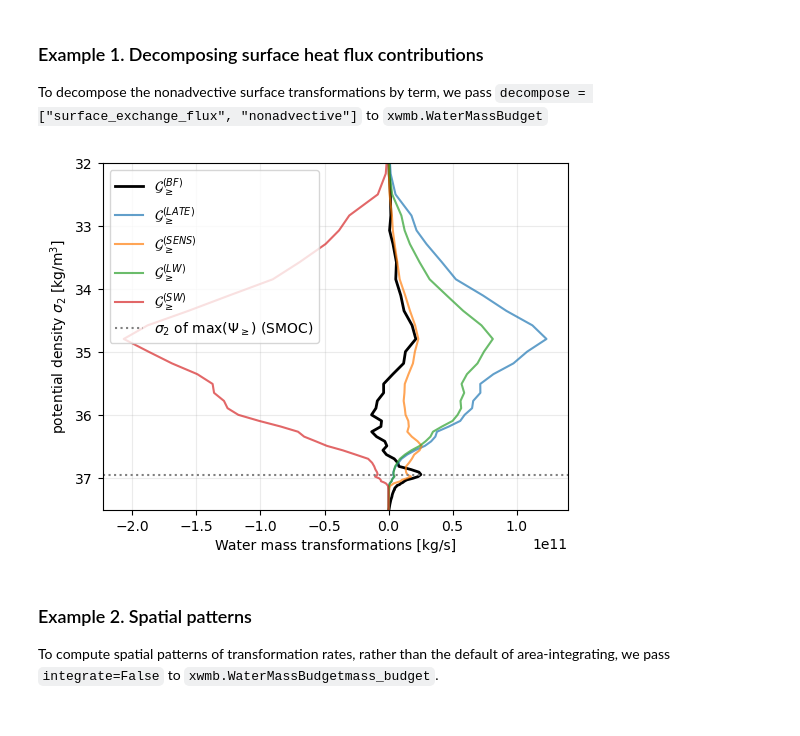
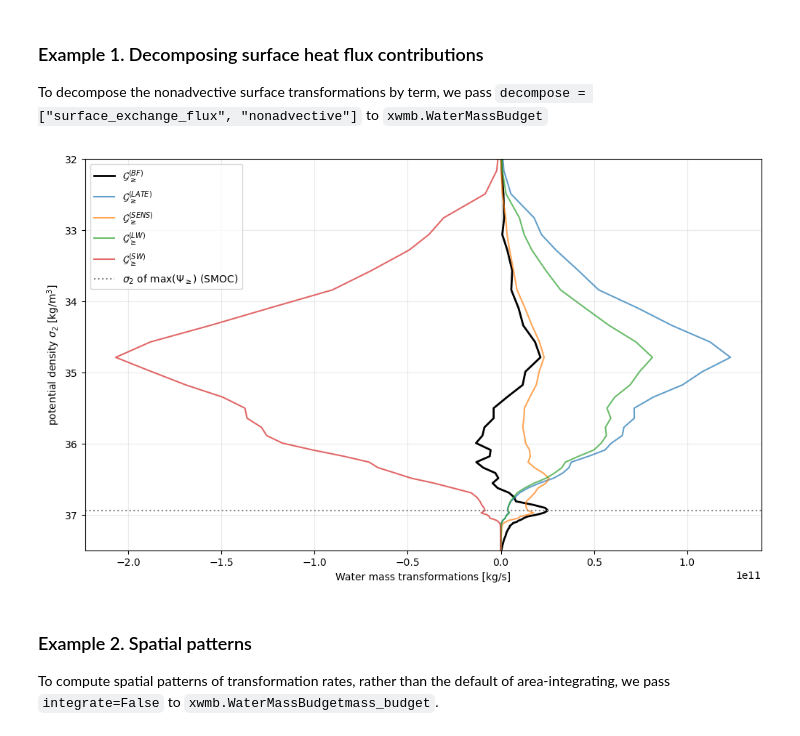
Before and after one commit to hdrake/xwmb_examples, a Jupyter notebook: examples/MOM6_global.ipynb, the cells around one changed output. Saved outputs shown, nothing was run; the diff lists cells and outputs as text; code cells hidden in the pictures.

```diff
--- a/examples/MOM6_global.ipynb
+++ b/examples/MOM6_global.ipynb
@@ -319,34 +318,34 @@ with warnings.catch_warnings():
     wmt = wmb.wmt.squeeze()
     wmt.load()
 # %%
-plt.figure(figsize=(6,4.5))
+plt.figure(figsize=(12,7))
 
 kwargs = {"alpha":0.7, "lw":1.5}
 
 plt.plot( wmt.boundary_fluxes,              wmt.sigma2_l_target, label=r"$\mathcal{G}^{(BF)}_{\geq}$", color="k", lw=2)
 
 # Plot transformations due to each contributing heat flux term
 heat_fluxes = ["latent", "sensible", "longwave", "shortwave"]
 heat_flux_dict = {
     heat_flux: f"surface_exchange_flux_nonadvective_{heat_flux}_heat"
     for heat_flux in heat_fluxes
 }
 plt.plot( wmt[heat_flux_dict["latent"]],              wmt.sigma2_l_target, label=r"$\mathcal{G}^{(LATE)}_{\geq}$",      **kwargs)
 plt.plot( wmt[heat_flux_dict["sensible"]],              wmt.sigma2_l_target, label=r"$\mathcal{G}^{(SENS)}_{\geq}$",      **kwargs)
 plt.plot( wmt[heat_flux_dict["longwave"]],              wmt.sigma2_l_target, label=r"$\mathcal{G}^{(LW)}_{\geq}$",      **kwargs)
 plt.plot( wmt[heat_flux_dict["shortwave"]],              wmt.sigma2_l_target, label=r"$\mathcal{G}^{(SW)}_{\geq}$",      **kwargs)
 
 sigma2_smoc = wmt.convergent_mass_transport.sel(sigma2_l_target=slice(sigma2_amoc, None)).idxmin().compute()
 plt.axhline(sigma2_smoc, color="grey", linestyle="dotted", label="$\sigma_{2}$ of $\max(\Psi_{\geq})$ (SMOC)")
 
 
 plt.legend(loc="upper left")
 plt.grid(True, alpha=0.25)
 plt.ylabel(r"potential density $\sigma_{2}$ [kg/m$^{3}$]");
 plt.xlabel("Water mass transformations [kg/s]")
 plt.ylim(37.5, 32);
 # %% [output]
-[figure, old version]
+[figure, new version]
 # %% [markdown]
 ### Example 2. Spatial patterns
 
```
Also changed, not shown: parts of 7 cells of this notebook.
